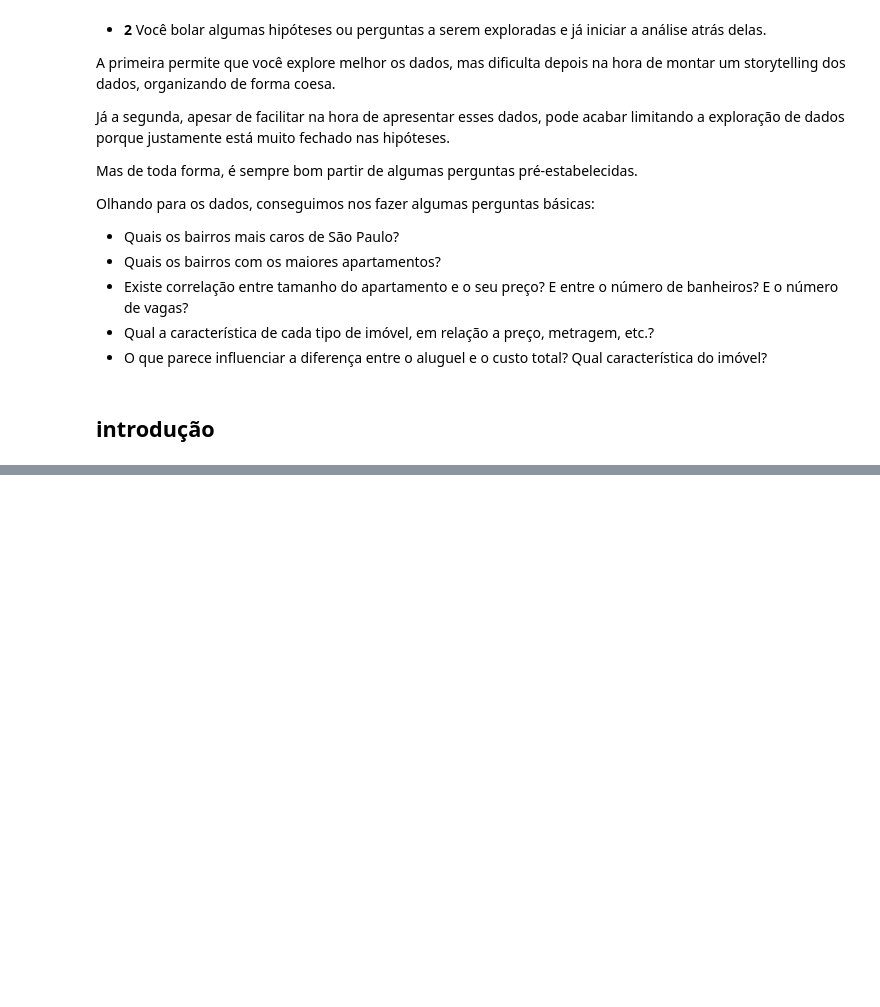
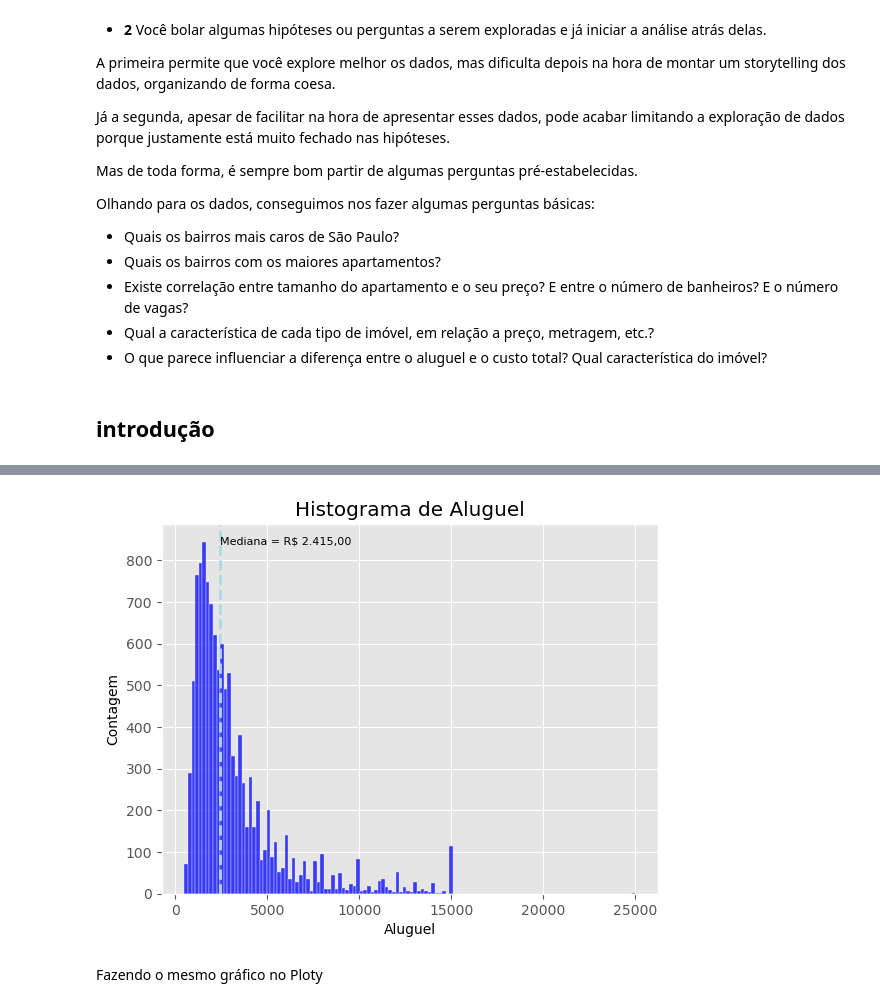
Before and after one commit to alencargthiago/Python_exercises, a Jupyter notebook: Analise_exploratoria/analise_explora_na_pratica.ipynb, the cells around one changed output, grey strips where cells are left out. Saved outputs shown, nothing was run; the diff lists cells and outputs as text; code cells hidden in the pictures; blank space fills up the shorter version.

```diff
--- a/Analise_exploratoria/analise_explora_na_pratica.ipynb
+++ b/Analise_exploratoria/analise_explora_na_pratica.ipynb
@@ -135,0 +210,20 @@ ModuleNotFoundError: No module named 'nb_black #precisa instalar caso não tiver
+# %%
+# Calcula a mediana de rend
+mediana_rent= aptos.rent.median()
+
+# Formatando a mediana para o formato R$ x,xx
+
+mediana_rent_format= ("R$ {:,.2f}".format(mediana_rent).replace(",","v").replace(".",",").replace("v","."))
+
+
+_ = sns.histplot(aptos.rent, color='blue') #gráfico
+_ = plt.axvline(mediana_rent, color ='lightblue', linestyle = 'dashed', linewidth= 2) # linha traçada
+_ = plt.title("Histograma de Aluguel") #título
+_ = plt.xlabel('Aluguel') #título eixo x
+_ = plt.ylabel('Contagem') # titulo eixo y
+_ = plt.text ( x = aptos.rent.median(), y= 840, s= f'Mediana = {mediana_rent_format}', fontsize = 8) #legenda
+_ = plt.show()
+# %% [output]
+[figure, added]
+# %% [markdown]
+Fazendo o mesmo gráfico no Ploty
```
Also changed, not shown: parts of 29 cells of this notebook.
